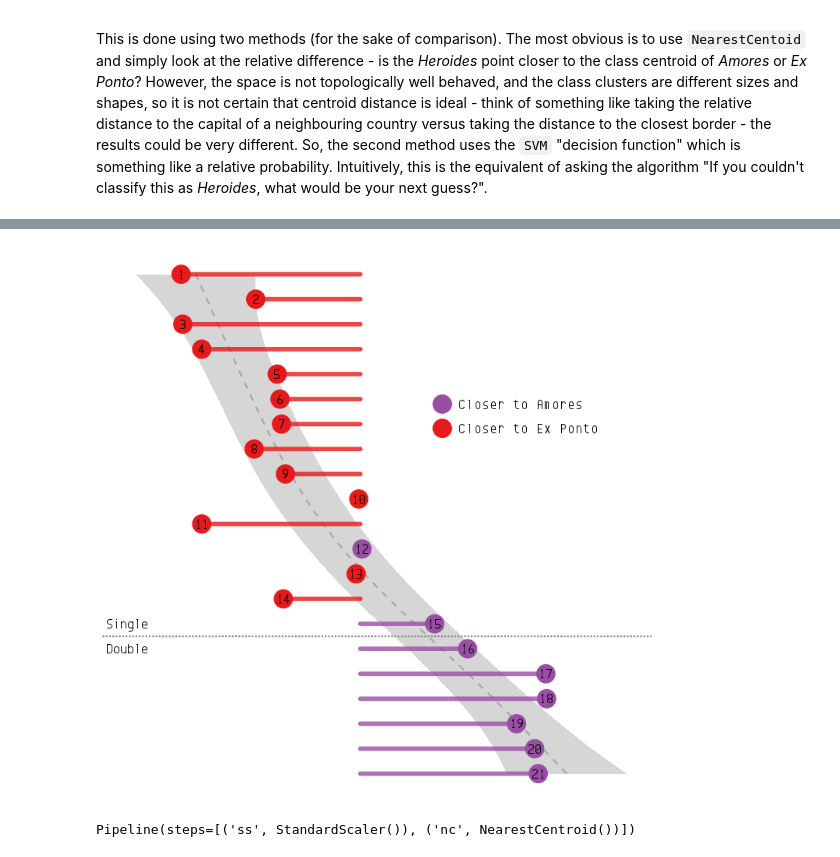
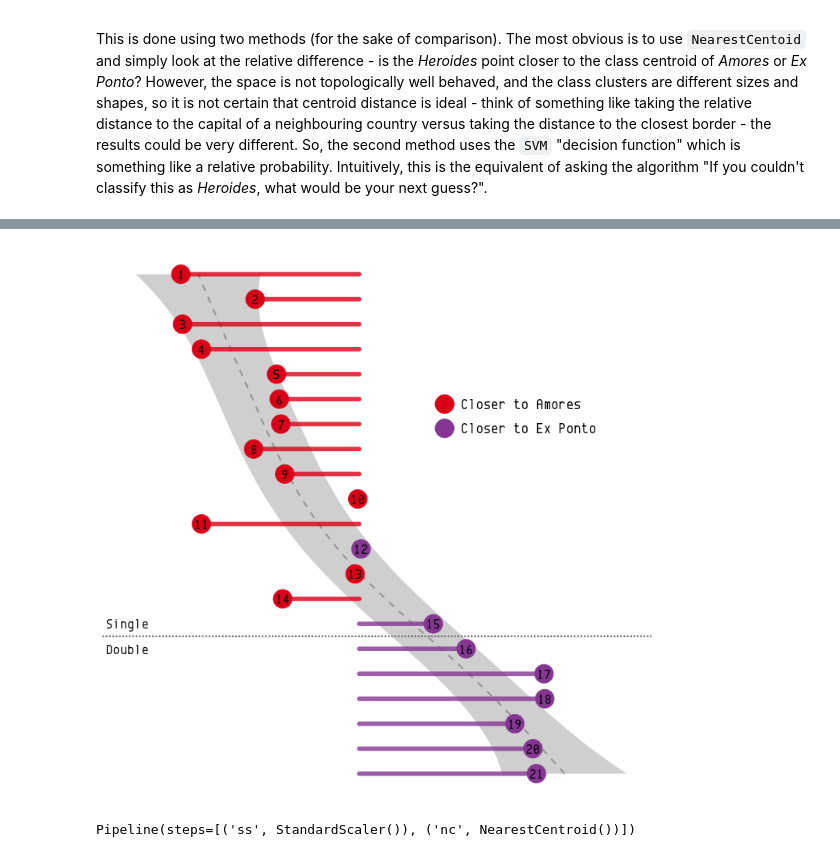
Before and after one commit to bnagy/heroides-paper, a Jupyter notebook: repro/eleg_cluster_poetics.ipynb, the cells around one changed output, grey strips where cells are left out. Saved outputs shown, nothing was run; the diff lists cells and outputs as text; code cells hidden in the pictures.

```diff
--- a/repro/eleg_cluster_poetics.ipynb
+++ b/repro/eleg_cluster_poetics.ipynb
@@ -485,41 +485,41 @@ geom_point(stat='identity', aes(color=Sign,label=Work1), size=11)  +
 geom_text(color="black", label=df_ep_svm$Work1, size=6, family="Envy Code R", face='bold') +
 # Colours and legend
 scale_color_manual(
-    labels = c( "Closer to Ex Ponto", "Closer to Amores"),
+    labels = c( "Closer to Amores", "Closer to Ex Ponto"),
     values = c("lt"="#E41A1C", "gt"="#984EA3"),
-    guide=guide_legend(reverse=TRUE)
+    guide=guide_legend(reverse=F)
 ) +
 # Line between Singles and Doubles
 geom_vline(xintercept = 15.5, color='grey50', lty='11', size=1) +
 annotate("text", x = 15, y = min(df_ep_svm$Diff)*1.3, size=6, family='Envy Code R',face='bold',label = "Single") +
 annotate("text", x = 16, y = min(df_ep_svm$Diff)*1.3, size=6, family='Envy Code R',face='bold',label = "Double") +
 
 # Lollipops go sideways
 coord_flip() +
 theme_minimal() +
 # put 1 at the top
 scale_x_reverse(breaks = seq(1,21,1)) +
 
 theme(
     panel.border=element_blank(),
     legend.title=element_blank(),
     legend.position= c(0.75, 0.7),
     legend.text=element_text(size=18),
     axis.title.x=element_blank(),
     axis.text.x=element_blank(),
     axis.ticks.x=element_blank(),
     axis.title.y=element_blank(),
     axis.text.y=element_blank(),
     axis.ticks.y=element_blank(),
     panel.grid.minor=element_blank(),
     panel.grid.major=element_blank(),
     text=element_text(family="Envy Code R"),
 )
 
 # fn <- "../paper/figures/ampont_svm.pdf"
 # ggsave(fn, dpi=600, width=10, height=10, device=cairo_pdf)
 # %% [output]
-[figure, old version]
+[figure, new version]
 # %%
 # building the Pipeline this way lets you access individual steps by key
 
```
Also changed, not shown: parts of 5 cells of this notebook.
